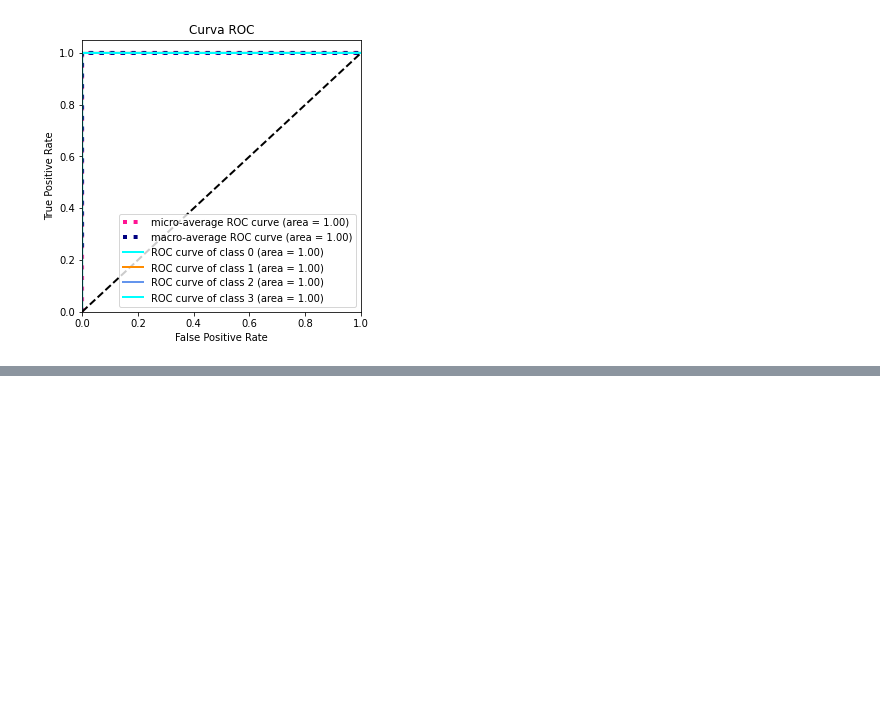
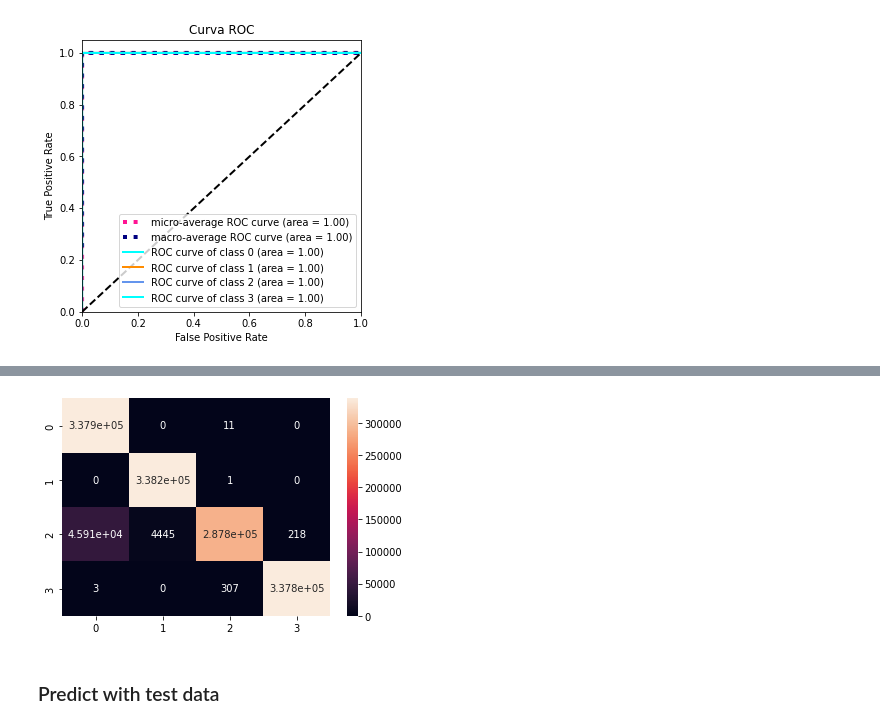
Before and after one commit to gusmendez99/sds-project-1, a Jupyter notebook: Models.ipynb, the cells around one changed output, grey strips where cells are left out. Drawn from its saved outputs; the diff is of its cells as text; code cells hidden in the pictures; blank space fills up the shorter version.

Commit message:
[ADD] decision tree model

```diff
--- a/Models.ipynb
+++ b/Models.ipynb
@@ -302,0 +301,3 @@ plt.show()
+# %%
+model_DT = DecisionTreeClassifier(criterion="gini", random_state=42, max_depth=3, min_samples_leaf=5)
+model_DT.fit(X_train, y_train)
@@ -302,0 +308,2 @@ plt.show()
+# %%
+val_predictions = model_DT.predict(X_val)
@@ -302,0 +312,12 @@ plt.show()
+# %%
+conf_matrix = confusion_matrix(y_val, val_predictions)
+accu = accuracy_score(y_val, val_predictions)
+_recall_score = recall_score(y_val, val_predictions, average='weighted')
+_precision_score = precision_score(y_val, val_predictions, average='weighted')
+_f1_score = f1_score(y_val, val_predictions, average='weighted')
+
+print("\n Confusion Matrix", conf_matrix)
+print("\n Accuracy", accu)
+print("\n Precision", _precision_score)
+print("\n Recall", _recall_score)
+print("\n F1 Score", _f1_score)
@@ -302,0 +350,6 @@ plt.show()
+# %%
+sns.heatmap(conf_matrix, annot=True, fmt=".4g");
+# %% [output]
+[figure, added]
+# %% [markdown]
+### Predict with test data
```
Also changed, not shown: parts of 31 cells of this notebook.
